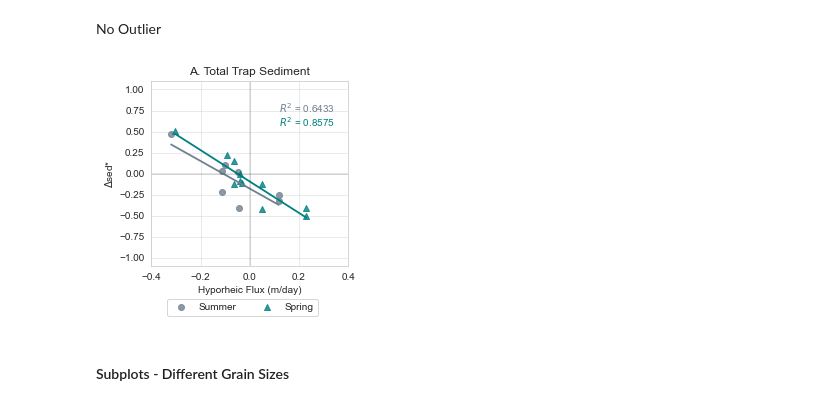
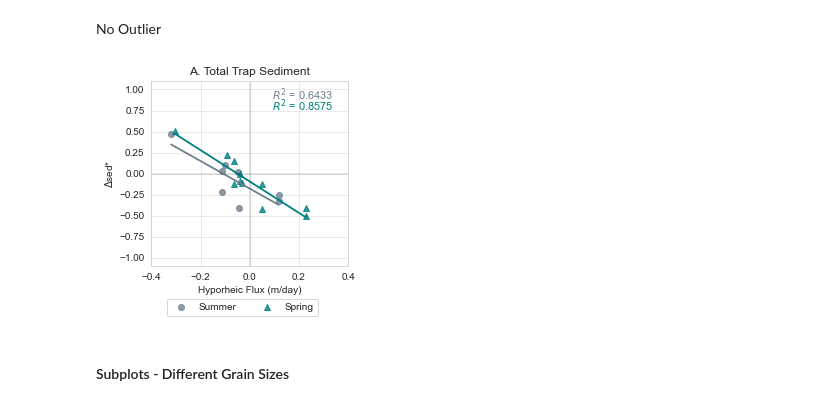
Before and after one commit to nicole-hucke/sediment_trap_paper, a Jupyter notebook: regression_plots/regression_plotting.ipynb, the cells around one changed output. Cells and saved outputs as stored; diff of their text form; code cells hidden in the pictures.

```diff
--- a/regression_plots/regression_plotting.ipynb
+++ b/regression_plots/regression_plotting.ipynb
@@ -48,32 +48,32 @@ No Outlier
 # %%
 # plot a regression line between total sediment and hyporheic flux
 sns.set_style('whitegrid')
 fig, ax = plt.subplots(figsize=(3.8, 3.8))
 sns.regplot(x='flux', y='total', data=SM23_no_outlier, ax=ax, label='Summer', color='slategray', ci=None, line_kws={'linewidth':'1.8'})
 sns.regplot(x='flux', y='total', data=SP23, ax=ax, label='Spring', color='teal', ci=None, marker='^', line_kws={'linewidth':'1.8'})
 
 # show the r2 values
-ax.text(0.65, 0.83, f'$R^2$ = 0.6433', transform=ax.transAxes, color='slategray')
-ax.text(0.65, 0.75, f'$R^2$ = 0.8575', transform=ax.transAxes, color='teal')
+ax.text(0.61, 0.9, f'$R^2$ = 0.6433', transform=ax.transAxes, color='slategray', size=11)
+ax.text(0.61, 0.84, f'$R^2$ = 0.8575', transform=ax.transAxes, color='teal', size=11)
 
 # make the 0 line visible
 ax.axhline(0, color='black', lw=0.2)
 ax.axvline(0, color='black', lw=0.2)
 
 ax.set_xlabel('Hyporheic Flux (m/day)')
 ax.set_ylabel(r'$\Delta$sed*')
 ax.set_title('A. Total Trap Sediment')
 # legend at bottom of the plot two columns
 ax.legend(bbox_to_anchor=(0.87, -0.15), ncol=2)
 ax.set_ylim(-1.1, 1.1)
 ax.set_xlim(-0.4, 0.4)
 ax.grid(alpha=0.5)
 
 plt.tight_layout()
 plt.savefig('plots/totalsed_no_outlier.jpg', dpi=1000)
 plt.show()
 # %% [output]
-[figure, old version]
+[figure, new version]
 # %% [markdown]
 #### Subplots - Different Grain Sizes
 # %% [markdown]
```
Also changed, not shown: parts of 4 cells of this notebook, 9 other files.
